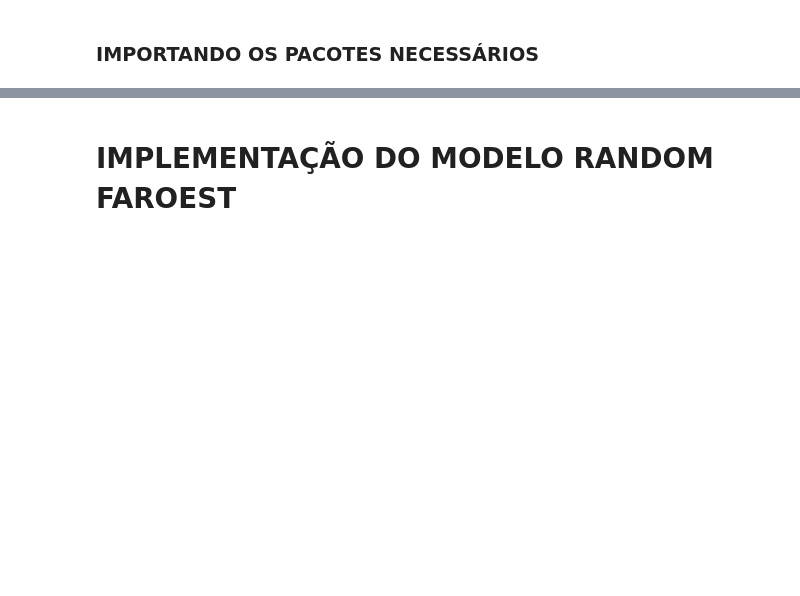
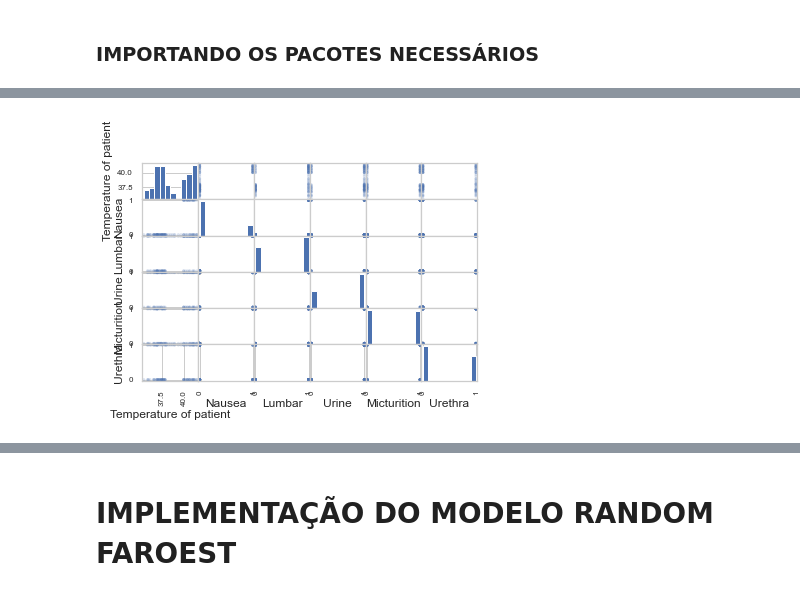
Before and after one commit to LeonardoSMateus/Machine-Learning---Jogo-da-Velha, a Jupyter notebook: jupyter_env/Codigo.ipynb, the cells around one changed output, grey strips where cells are left out. Cells and saved outputs as stored; diff of their text form; code cells hidden in the pictures; blank space fills up the shorter version.

```diff
--- a/jupyter_env/Codigo.ipynb
+++ b/jupyter_env/Codigo.ipynb
@@ -62,3 +62,9 @@ arquivo.describe()
 | 50% | 37.950000 | 0.000000 | 1.000000 | 1.000000 | 0.000000 | 0.000000 | 0.000000 | ... |
 | 75% | 40.600000 | 0.000000 | 1.000000 | 1.000000 | 1.000000 | 1.000000 | 1.000000 | ... |
 | max | 41.500000 | 1.000000 | 1.000000 | 1.000000 | 1.000000 | 1.000000 | 1.000000 | ... |
+# %%
+
+df = pd.DataFrame(arquivo, columns=['Temperature of patient', 'Nausea', 'Lumbar','Urine','Micturition','Urethra'])
+ax2 = pd.plotting.scatter_matrix(df,alpha=0.2)
+# %% [output]
+[figure, added]
```
Also changed, not shown: parts of 11 cells of this notebook.
